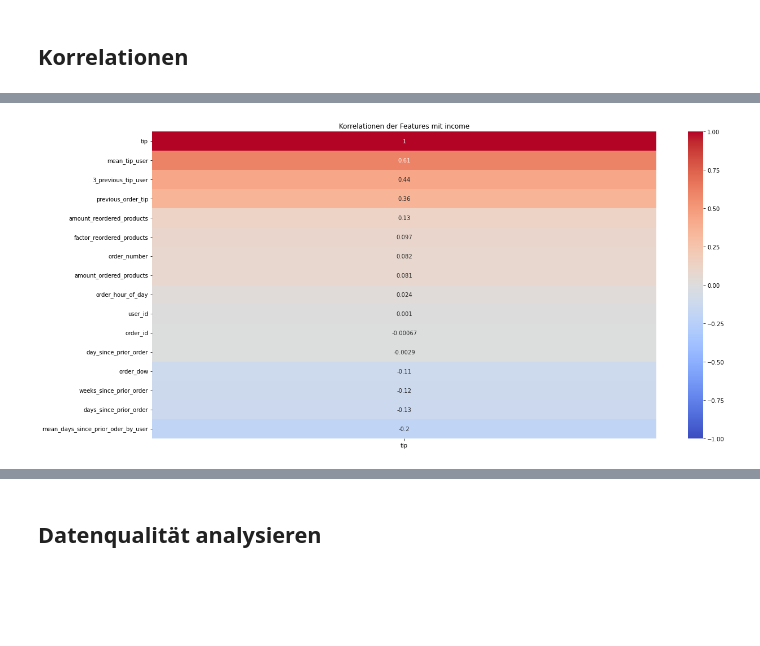
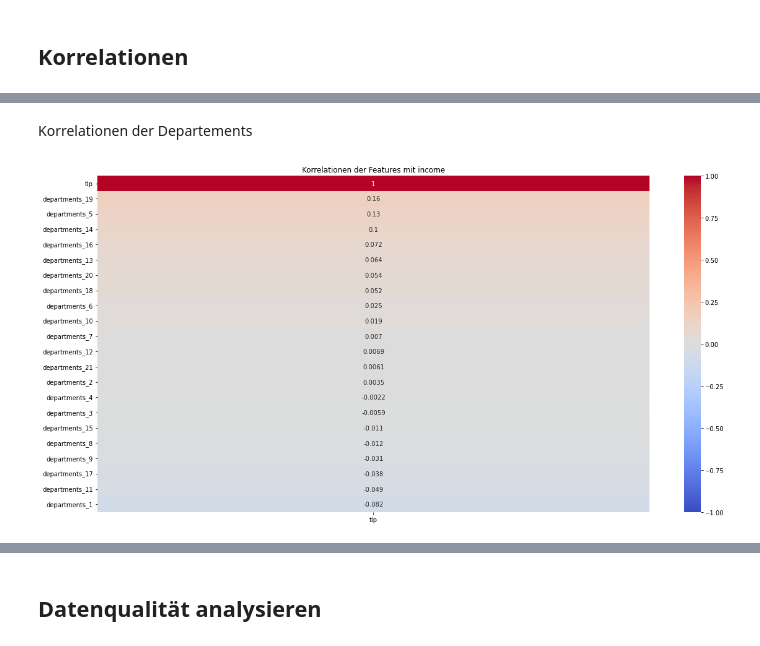
Before and after one commit to JonasHauth/Instacart-Tip-Prediction---Gruppe-6, a Jupyter notebook: Tip_Prediction_Instacart.ipynb, the cells around one changed output, grey strips where cells are left out. Saved outputs shown, nothing was run; the diff lists cells and outputs as text; code cells hidden in the pictures; blank space fills up the shorter version.

Commit message:
finished aisles and departements

```diff
--- a/Tip_Prediction_Instacart.ipynb
+++ b/Tip_Prediction_Instacart.ipynb
@@ -313,6 +336,7 @@ plt.show()
 # %%
-# Get amount of products in order
-instacart_train['amount_ordered_products'] = opp.groupby('order_id')['product_id'].transform('count')
+opp['amount_ordered_products'] = opp.groupby('order_id')['product_id'].transform('count')
+amount_ordered_products = opp.groupby('order_id').head(1)
+instacart_train = instacart_train.merge(amount_ordered_products[['order_id', 'amount_ordered_products']], left_on='order_id', right_on='order_id')
 instacart_train['amount_ordered_products'] = instacart_train['amount_ordered_products'].astype('int16')
 
 plt.figure(figsize=(20, 10))
@@ -325,11 +349,13 @@ plt.show()
 ### amount_reordered_products
 - Numerisches Features mit der Information über die Anzahl der wiederbestellten Produkte, welche in der Bestellung enthalten waren. Der Wert ergibt sich aus dem Summen-Aggreget über die reordered-Information auf der Order Products Tabelle.
 # %%
-instacart_train['amount_reordered_products'] = opp.groupby('order_id')['reordered'].transform('sum')
+opp['amount_reordered_products'] = opp.groupby('order_id')['reordered'].transform('sum')
+amount_reordered_products = opp.groupby('order_id').head(1)
+instacart_train = instacart_train.merge(amount_reordered_products[['order_id', 'amount_reordered_products']], left_on='order_id', right_on='order_id')
 instacart_train['amount_reordered_products'] = instacart_train['amount_reordered_products'].astype('int16')
 
 plt.figure(figsize=(20, 10))
 ax = instacart_train['amount_reordered_products'].value_counts().sort_index().plot(kind='bar')
-ax.set_title(label = 'Value Counts amount_ordered_products', fontsize = 20)
+ax.set_title(label = 'Value Counts amount_reordered_products', fontsize = 20)
 plt.show()
 # %% [output]
@@ -350,2 +376,11 @@ plt.show()
 # %% [markdown]
 ### aisles_X
+# %%
+instacart_train_aisles = instacart_train.loc[:,instacart_train.columns.str.contains('aisles|tip')]
+
+for col in instacart_train_aisles.columns:
+    instacart_train_aisles[col] = instacart_train_aisles[col].astype(np.int64)
+
+ax = instacart_train_aisles.drop(columns=['tip']).apply(pd.Series.value_counts).T.sort_values(by=[1],ascending=False).head(20).plot(kind='bar', figsize=(20,10))
+ax.set_title(label = 'Value Counts factor_ordered_products', fontsize = 20)
+plt.show()
@@ -352,2 +394,11 @@ plt.show()
 # %% [markdown]
 ### departments_X
+# %%
+instacart_train_departements = instacart_train.loc[:,instacart_train.columns.str.contains('departments|tip')]
+
+for col in instacart_train_departements.columns:
+    instacart_train_departements[col] = instacart_train_departements[col].astype(np.int64)
+
+ax = instacart_train_departements.drop(columns=['tip']).apply(pd.Series.value_counts).T.sort_values(by=[1],ascending=False).plot(kind='bar', figsize=(20,10))
+ax.set_title(label = 'Value Counts factor_ordered_products', fontsize = 20)
+plt.show()
@@ -616,8 +740,10 @@ instacart_train = instacart_train.loc[:,~instacart_train.columns.str.contains('d
+# %% [markdown]
+Korrelationen der Departements
 # %%
 plt.figure(figsize=(20, 10))
-corr_with_income = instacart_train.corr()[['tip']].sort_values(by='tip', ascending=False)
+corr_with_income = instacart_train_departements.corr()[['tip']].sort_values(by='tip', ascending=False)
 heatmap = sns.heatmap(corr_with_income, vmin=-1, vmax=1, annot=True, cmap='coolwarm')
 heatmap.set_title('Korrelationen der Features mit income')
 plt.show()
 # %% [output]
-[figure, old version]
+[figure, new version]
```
Also changed, not shown: parts of 87 cells of this notebook.
